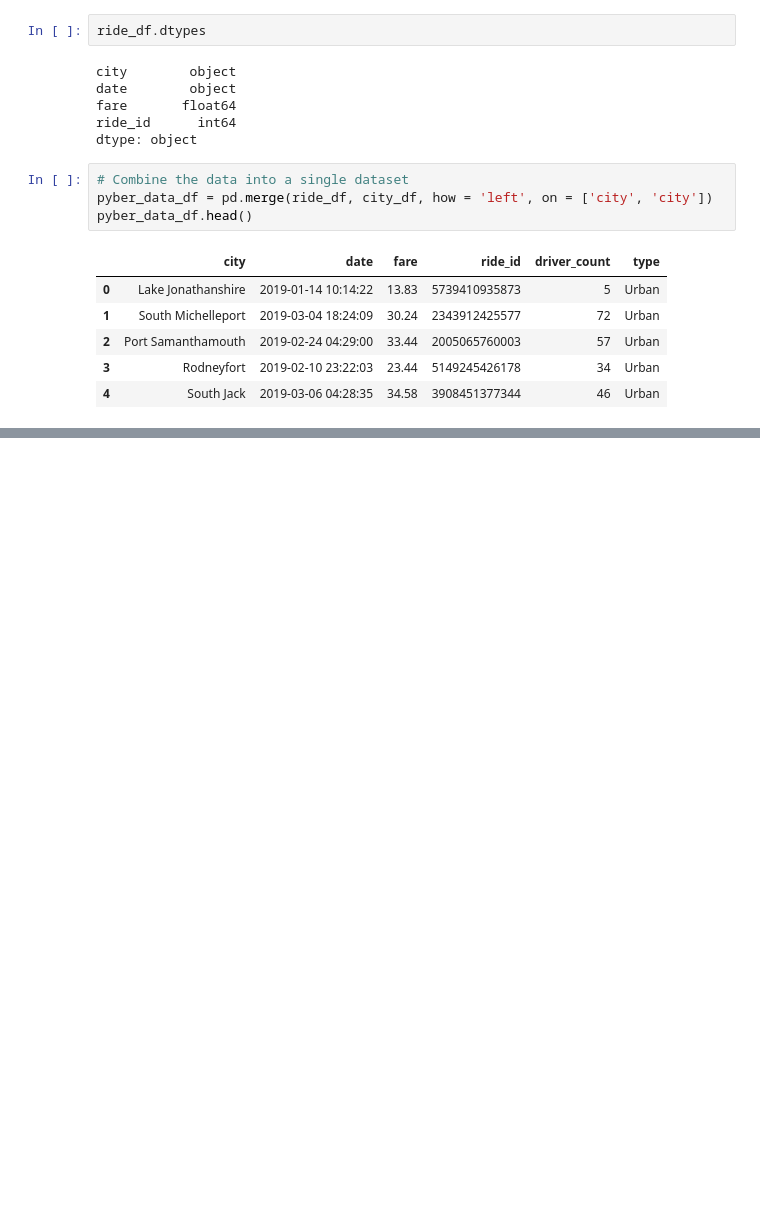
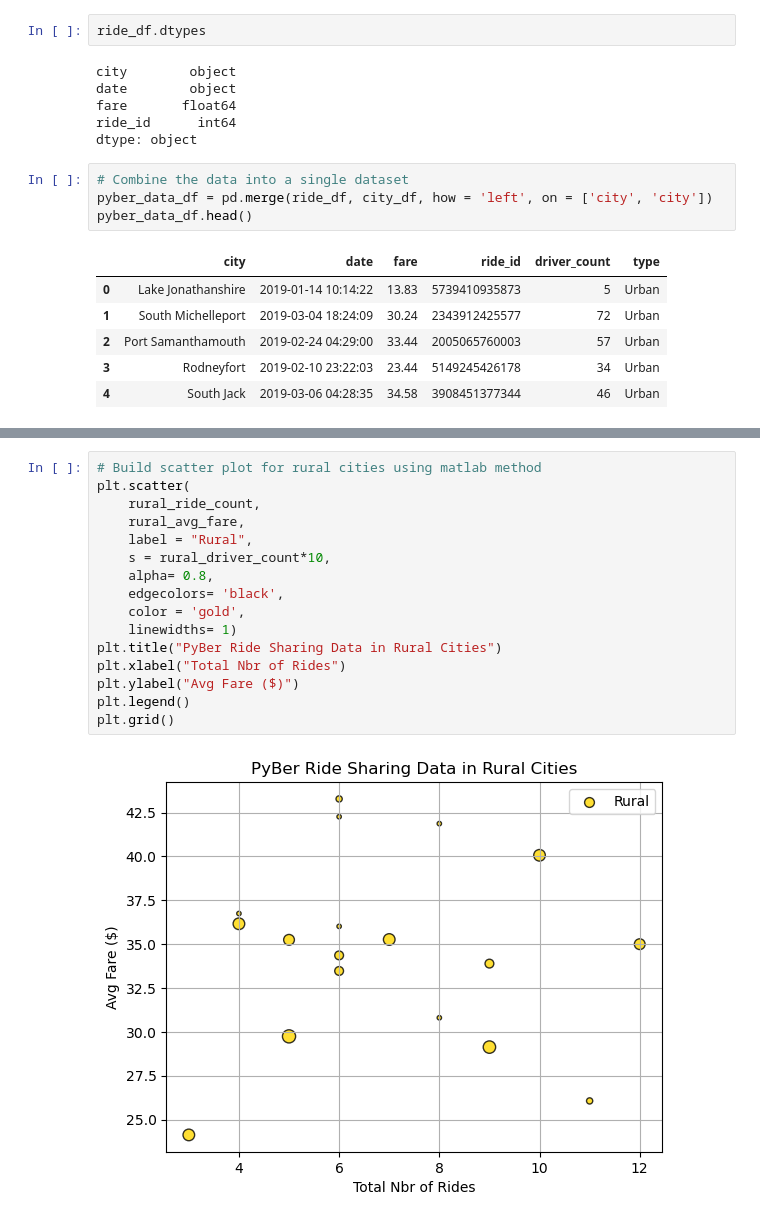
Before and after one commit to tashg23/pyber_analysis, a Jupyter notebook: Resources/pyber.ipynb, the cells around one changed output, grey strips where cells are left out. Drawn from its saved outputs; the diff is of its cells as text; blank space fills up the shorter version.

```diff
--- a/Resources/pyber.ipynb
+++ b/Resources/pyber.ipynb
@@ -77,0 +156,18 @@ pyber_data_df.head()
+# %%
+# Build scatter plot for rural cities using matlab method
+plt.scatter(
+    rural_ride_count,
+    rural_avg_fare,
+    label = "Rural",
+    s = rural_driver_count*10,
+    alpha= 0.8,
+    edgecolors= 'black',
+    color = 'gold',
+    linewidths= 1)
+plt.title("PyBer Ride Sharing Data in Rural Cities")
+plt.xlabel("Total Nbr of Rides")
+plt.ylabel("Avg Fare ($)")
+plt.legend()
+plt.grid()
+# %% [output]
+[figure, added]
```
Also changed, not shown: parts of 9 cells of this notebook.
